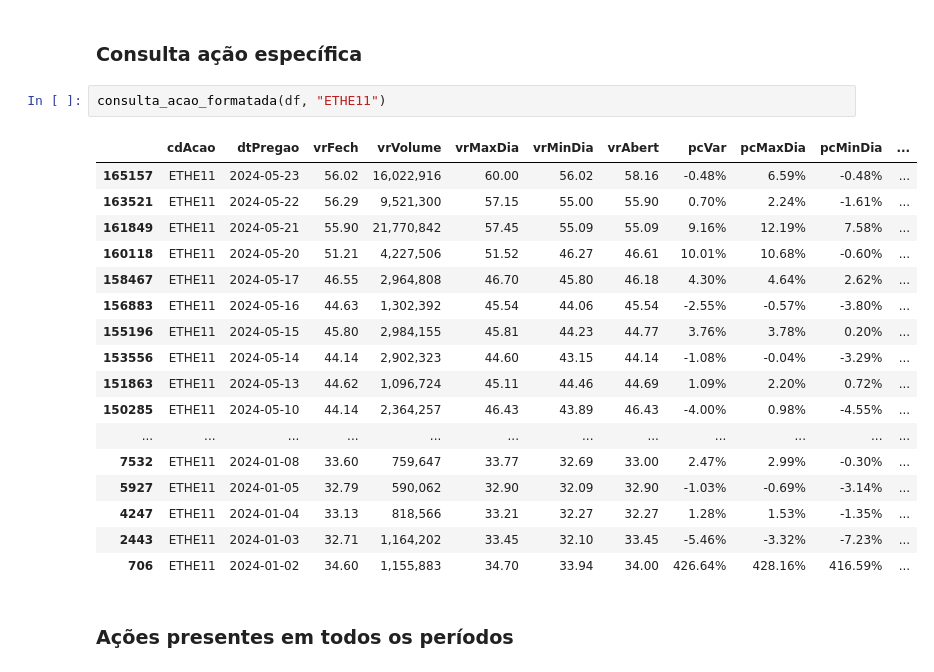
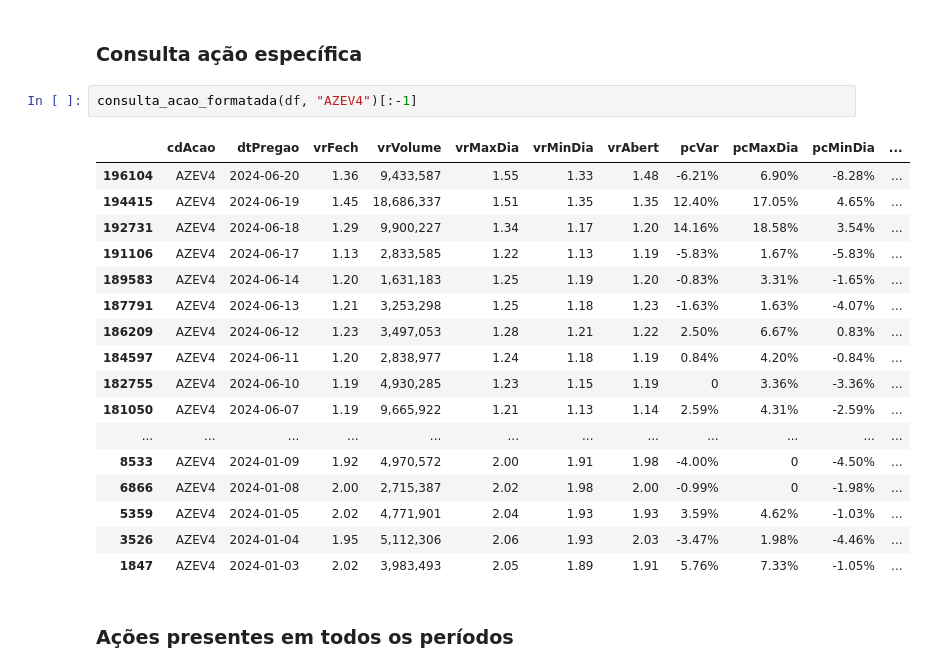
Before and after one commit to alexandre-esmeraldo/StockManager, a Jupyter notebook: StockManager_Processamento.ipynb, the cells around one changed output. Saved outputs shown, nothing was run; the diff lists cells and outputs as text.

```diff
--- a/StockManager_Processamento.ipynb
+++ b/StockManager_Processamento.ipynb
@@ -161,25 +162,25 @@ printmd(f'**<div class={font_color}>Status {a}</div>**')
 # %% [markdown]
 ### Consulta ação específica
 # %%
-consulta_acao_formatada(df, "ETHE11")
+consulta_acao_formatada(df, "AZEV4")[:-1]
 # %% [output]
 |  | cdAcao | dtPregao | vrFech | vrVolume | vrMaxDia | vrMinDia | vrAbert | pcVar | pcMaxDia | pcMinDia | ... |
-| 165157 | ETHE11 | 2024-05-23 | 56.02 | 16,022,916 | 60.00 | 56.02 | 58.16 | -0.48% | 6.59% | -0.48% | ... |
-| 163521 | ETHE11 | 2024-05-22 | 56.29 | 9,521,300 | 57.15 | 55.00 | 55.90 | 0.70% | 2.24% | -1.61% | ... |
-| 161849 | ETHE11 | 2024-05-21 | 55.90 | 21,770,842 | 57.45 | 55.09 | 55.09 | 9.16% | 12.19% | 7.58% | ... |
-| 160118 | ETHE11 | 2024-05-20 | 51.21 | 4,227,506 | 51.52 | 46.27 | 46.61 | 10.01% | 10.68% | -0.60% | ... |
-| 158467 | ETHE11 | 2024-05-17 | 46.55 | 2,964,808 | 46.70 | 45.80 | 46.18 | 4.30% | 4.64% | 2.62% | ... |
-| 156883 | ETHE11 | 2024-05-16 | 44.63 | 1,302,392 | 45.54 | 44.06 | 45.54 | -2.55% | -0.57% | -3.80% | ... |
-| 155196 | ETHE11 | 2024-05-15 | 45.80 | 2,984,155 | 45.81 | 44.23 | 44.77 | 3.76% | 3.78% | 0.20% | ... |
-| 153556 | ETHE11 | 2024-05-14 | 44.14 | 2,902,323 | 44.60 | 43.15 | 44.14 | -1.08% | -0.04% | -3.29% | ... |
-| 151863 | ETHE11 | 2024-05-13 | 44.62 | 1,096,724 | 45.11 | 44.46 | 44.69 | 1.09% | 2.20% | 0.72% | ... |
-| 150285 | ETHE11 | 2024-05-10 | 44.14 | 2,364,257 | 46.43 | 43.89 | 46.43 | -4.00% | 0.98% | -4.55% | ... |
+| 196104 | AZEV4 | 2024-06-20 | 1.36 | 9,433,587 | 1.55 | 1.33 | 1.48 | -6.21% | 6.90% | -8.28% | ... |
+| 194415 | AZEV4 | 2024-06-19 | 1.45 | 18,686,337 | 1.51 | 1.35 | 1.35 | 12.40% | 17.05% | 4.65% | ... |
+| 192731 | AZEV4 | 2024-06-18 | 1.29 | 9,900,227 | 1.34 | 1.17 | 1.20 | 14.16% | 18.58% | 3.54% | ... |
+| 191106 | AZEV4 | 2024-06-17 | 1.13 | 2,833,585 | 1.22 | 1.13 | 1.19 | -5.83% | 1.67% | -5.83% | ... |
+| 189583 | AZEV4 | 2024-06-14 | 1.20 | 1,631,183 | 1.25 | 1.19 | 1.20 | -0.83% | 3.31% | -1.65% | ... |
+| 187791 | AZEV4 | 2024-06-13 | 1.21 | 3,253,298 | 1.25 | 1.18 | 1.23 | -1.63% | 1.63% | -4.07% | ... |
+| 186209 | AZEV4 | 2024-06-12 | 1.23 | 3,497,053 | 1.28 | 1.21 | 1.22 | 2.50% | 6.67% | 0.83% | ... |
+| 184597 | AZEV4 | 2024-06-11 | 1.20 | 2,838,977 | 1.24 | 1.18 | 1.19 | 0.84% | 4.20% | -0.84% | ... |
+| 182755 | AZEV4 | 2024-06-10 | 1.19 | 4,930,285 | 1.23 | 1.15 | 1.19 | 0 | 3.36% | -3.36% | ... |
+| 181050 | AZEV4 | 2024-06-07 | 1.19 | 9,665,922 | 1.21 | 1.13 | 1.14 | 2.59% | 4.31% | -2.59% | ... |
 | ... | ... | ... | ... | ... | ... | ... | ... | ... | ... | ... | ... |
-| 7532 | ETHE11 | 2024-01-08 | 33.60 | 759,647 | 33.77 | 32.69 | 33.00 | 2.47% | 2.99% | -0.30% | ... |
-| 5927 | ETHE11 | 2024-01-05 | 32.79 | 590,062 | 32.90 | 32.09 | 32.90 | -1.03% | -0.69% | -3.14% | ... |
-| 4247 | ETHE11 | 2024-01-04 | 33.13 | 818,566 | 33.21 | 32.27 | 32.27 | 1.28% | 1.53% | -1.35% | ... |
-| 2443 | ETHE11 | 2024-01-03 | 32.71 | 1,164,202 | 33.45 | 32.10 | 33.45 | -5.46% | -3.32% | -7.23% | ... |
-| 706 | ETHE11 | 2024-01-02 | 34.60 | 1,155,883 | 34.70 | 33.94 | 34.00 | 426.64% | 428.16% | 416.59% | ... |
+| 8533 | AZEV4 | 2024-01-09 | 1.92 | 4,970,572 | 2.00 | 1.91 | 1.98 | -4.00% | 0 | -4.50% | ... |
+| 6866 | AZEV4 | 2024-01-08 | 2.00 | 2,715,387 | 2.02 | 1.98 | 2.00 | -0.99% | 0 | -1.98% | ... |
+| 5359 | AZEV4 | 2024-01-05 | 2.02 | 4,771,901 | 2.04 | 1.93 | 1.93 | 3.59% | 4.62% | -1.03% | ... |
+| 3526 | AZEV4 | 2024-01-04 | 1.95 | 5,112,306 | 2.06 | 1.93 | 2.03 | -3.47% | 1.98% | -4.46% | ... |
+| 1847 | AZEV4 | 2024-01-03 | 2.02 | 3,983,493 | 2.05 | 1.89 | 1.91 | 5.76% | 7.33% | -1.05% | ... |
 # %% [markdown]
 ### Ações presentes em todos os períodos
 # %%
```
Also changed, not shown: parts of 27 cells of this notebook.
